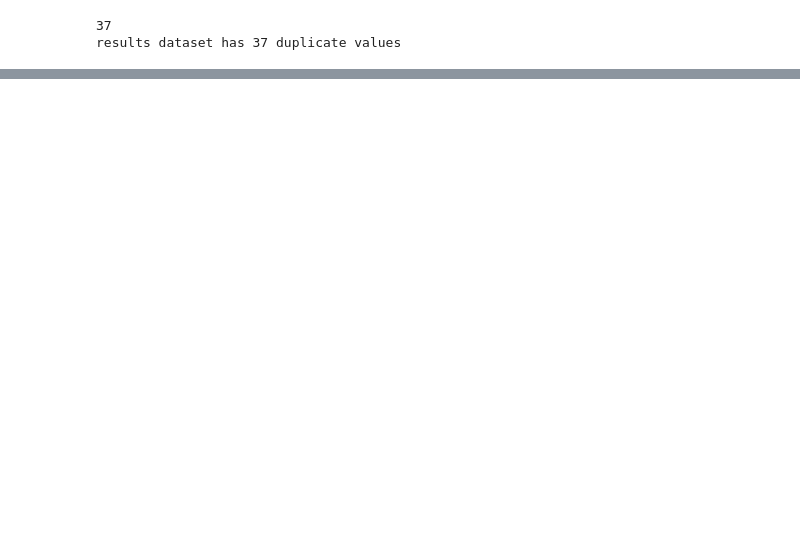
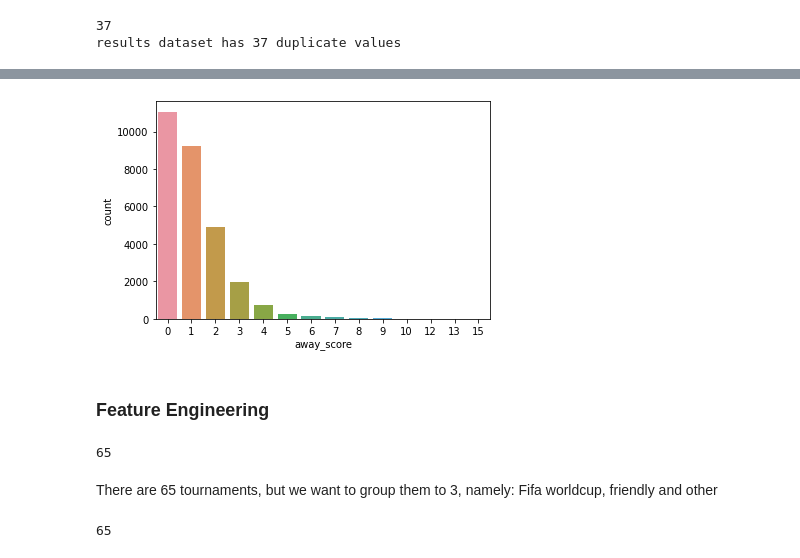
Before and after one commit to hellen2021/Football-Analysis-Mchezopesa-Limited, a Jupyter notebook: Supervised_Learning_Regression_week1_IP_Core_Module2_15_04_2022_Hellen_Cheptoo.ipynb, the cells around one changed output, grey strips where cells are left out. Cells and saved outputs as stored; diff of their text form; code cells hidden in the pictures; blank space fills up the shorter version.

```diff
--- a/Supervised_Learning_Regression_week1_IP_Core_Module2_15_04_2022_Hellen_Cheptoo.ipynb
+++ b/Supervised_Learning_Regression_week1_IP_Core_Module2_15_04_2022_Hellen_Cheptoo.ipynb
@@ -278,0 +369,14 @@ home_football.shape
+# %%
+sns.countplot(x = 'away_score', data= football)
+plt.show()
+# %% [output]
+[figure, added]
+# %% [markdown]
+### Feature Engineering
+# %%
+# tournament
+football['tournament'].nunique()
+# %% [output]
+65
+# %% [markdown]
+There are 65 tournaments, but we want to group them to 3, namely: Fifa worldcup, friendly and other
@@ -278,0 +395,4 @@ home_football.shape
+# %%
+football['tournament'].nunique()
+# %% [output]
+65
```
Also changed, not shown: parts of 70 cells of this notebook.
